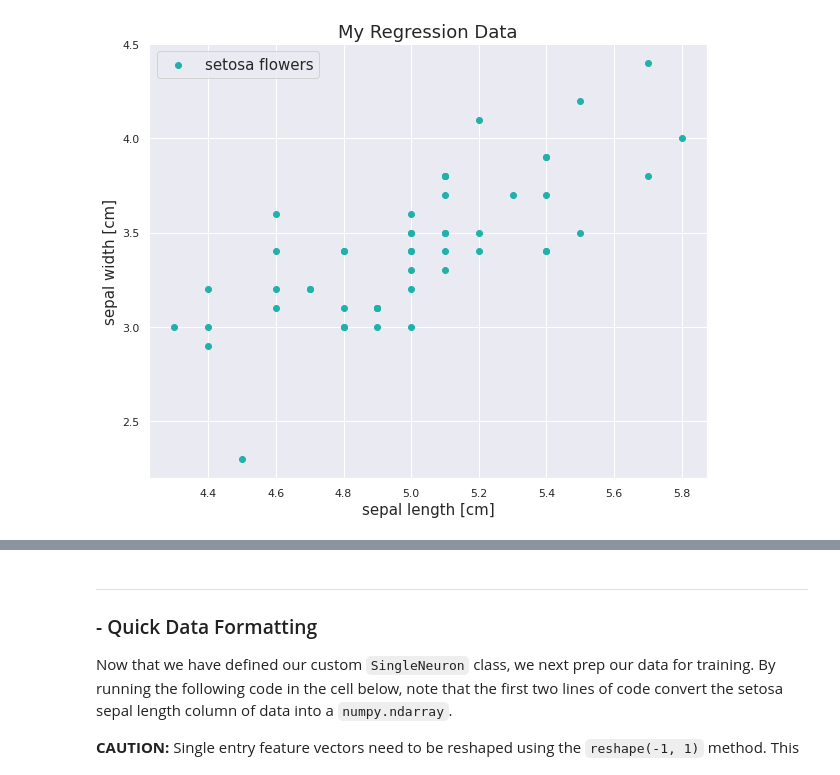
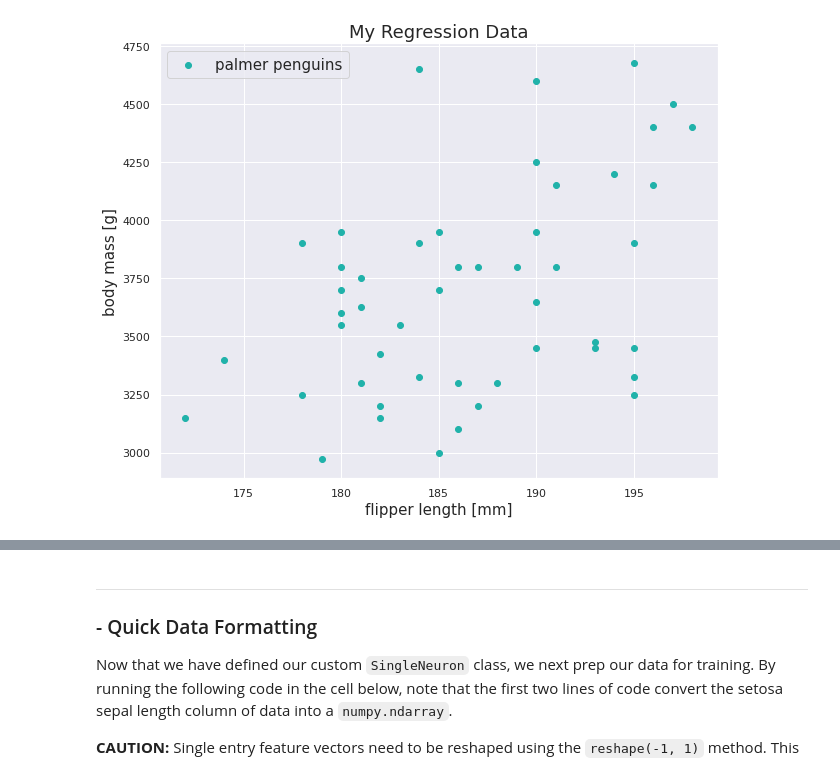
Before and after one commit to Brent-Liu/INDE577, a Jupyter notebook: Supervised Learning/Linear Regression/Linear_Regression.ipynb, the cells around one changed output, grey strips where cells are left out. Cells and saved outputs as stored; diff of their text form; code cells hidden in the pictures.

```diff
--- a/Supervised Learning/Linear Regression/Linear_Regression.ipynb
+++ b/Supervised Learning/Linear Regression/Linear_Regression.ipynb
@@ -38,25 +38,25 @@ Many types of problems and data fall into this roughly linear relationship. For
 # %%
 import matplotlib.pyplot as plt
 import numpy as np
 import pandas as pd
 
 import seaborn as sns
 sns.set_theme()
 
-df = pd.read_csv("./iris_dataset.csv")
-df = df.iloc[:50][["sepal_length", "sepal_width"]]
+df = pd.read_csv("./palmer_penguins.csv")
+df = df.iloc[:50][["flipper_length_mm", "body_mass_g"]]
 plt.figure(figsize = (10, 8))
-plt.scatter(df.sepal_length,
-            df.sepal_width,
+plt.scatter(df.flipper_length_mm,
+            df.body_mass_g,
             color = "lightseagreen",
-            label = "setosa flowers")
-plt.xlabel("sepal length [cm]", fontsize = 15)
-plt.ylabel("sepal width [cm]", fontsize = 15)
+            label = "palmer penguins")
+plt.xlabel("flipper length [mm]", fontsize = 15)
+plt.ylabel("body mass [g]", fontsize = 15)
 plt.legend(fontsize = 15)
 plt.title("My Regression Data", fontsize = 18)
 plt.show()
 # %% [output]
-[figure, old version]
+[figure, new version]
 # %% [markdown]
 ---
 
```
Also changed, not shown: parts of 8 cells of this notebook.
